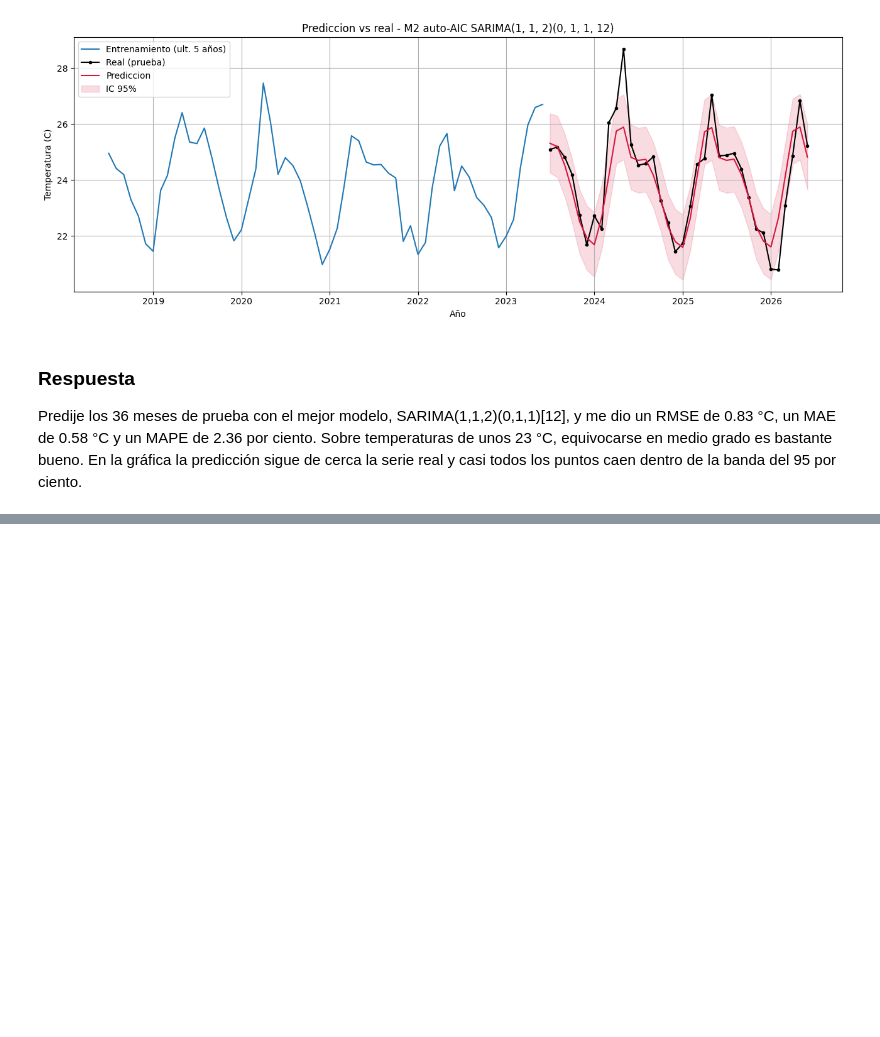
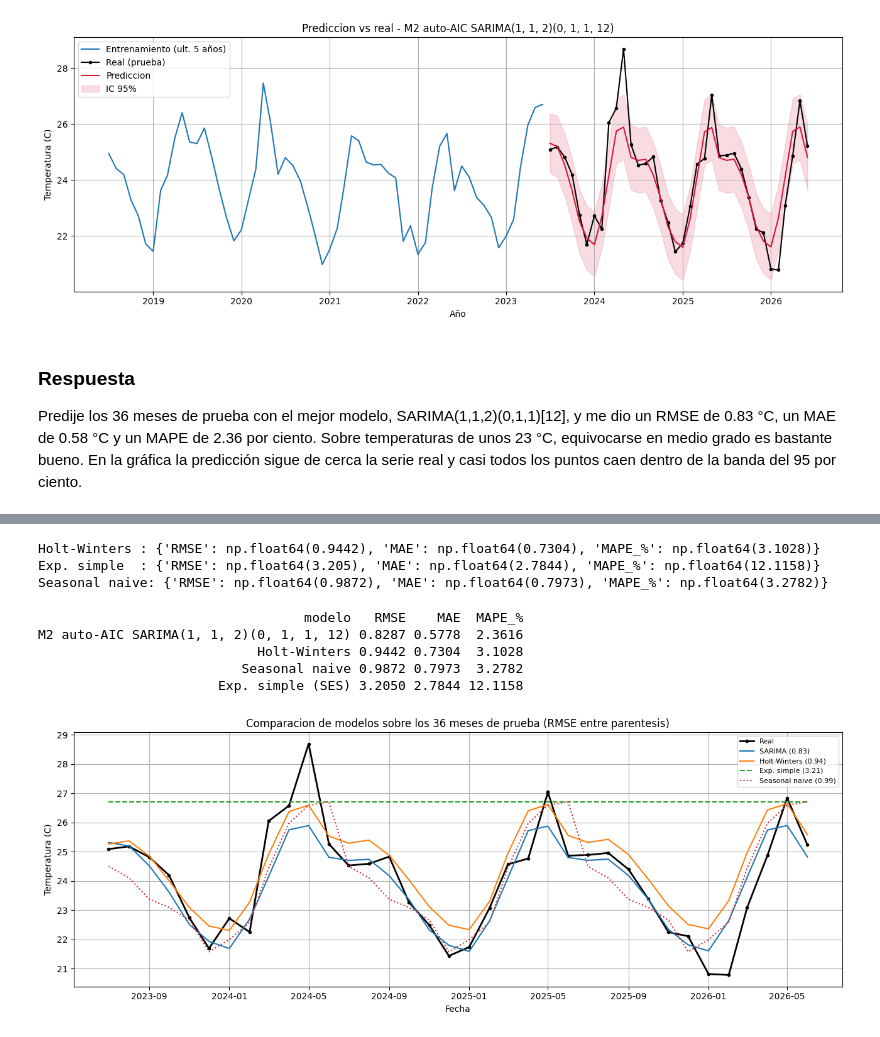
Before and after one commit to Fercho1118/Ejercicio-Series-de-Tiempo, a Jupyter notebook: Series_de_Tiempo_Temperatura_Guatemala.ipynb, the cells around one changed output, grey strips where cells are left out. Cells and saved outputs as stored; diff of their text form; code cells hidden in the pictures; blank space fills up the shorter version.

```diff
--- a/Series_de_Tiempo_Temperatura_Guatemala.ipynb
+++ b/Series_de_Tiempo_Temperatura_Guatemala.ipynb
@@ -691,0 +697,53 @@ real y casi todos los puntos caen dentro de la banda del 95 por ciento.
+# %%
+from statsmodels.tsa.holtwinters import ExponentialSmoothing, SimpleExpSmoothing
+
+#Holt-Winters aditivo con tendencia y estacionalidad
+hw = ExponentialSmoothing(train, trend='add', seasonal='add',
+                          seasonal_periods=12).fit()
+hw_fc = hw.forecast(H)
+
+#suavizamiento exponencial simple
+ses = SimpleExpSmoothing(train).fit()
+ses_fc = ses.forecast(H)
+
+#seasonal naive, repetir la ultima temporada observada
+ultima_temporada = train.iloc[-12:].values
+snaive_fc = pd.Series(np.tile(ultima_temporada, H // 12), index=test.index)
+
+met_hw     = metricas(test.values, hw_fc.values)
+met_ses    = metricas(test.values, ses_fc.values)
+met_snaive = metricas(test.values, snaive_fc.values)
+print("Holt-Winters :", {k: round(v,4) for k,v in met_hw.items()})
+print("Exp. simple  :", {k: round(v,4) for k,v in met_ses.items()})
+print("Seasonal naive:", {k: round(v,4) for k,v in met_snaive.items()})
+# %% [output]
+Holt-Winters : {'RMSE': np.float64(0.9442), 'MAE': np.float64(0.7304), 'MAPE_%': np.float64(3.1028)}
+Exp. simple  : {'RMSE': np.float64(3.205), 'MAE': np.float64(2.7844), 'MAPE_%': np.float64(12.1158)}
+Seasonal naive: {'RMSE': np.float64(0.9872), 'MAE': np.float64(0.7973), 'MAPE_%': np.float64(3.2782)}
+# %%
+#tabla comparativa de todos los modelos sobre la prueba
+tabla_final = pd.DataFrame([
+    {'modelo': nombre_mejor,       **met_mejor},
+    {'modelo': 'Holt-Winters',     **met_hw},
+    {'modelo': 'Exp. simple (SES)',**met_ses},
+    {'modelo': 'Seasonal naive',   **met_snaive},
+]).sort_values('RMSE').reset_index(drop=True)
+print(tabla_final.to_string(index=False))
+# %% [output]
+                                  modelo   RMSE    MAE  MAPE_%
+M2 auto-AIC SARIMA(1, 1, 2)(0, 1, 1, 12) 0.8287 0.5778  2.3616
+                            Holt-Winters 0.9442 0.7304  3.1028
+                          Seasonal naive 0.9872 0.7973  3.2782
+                       Exp. simple (SES) 3.2050 2.7844 12.1158
+# %%
+fig, ax = plt.subplots(figsize=(13, 5))
+ax.plot(test.index, test, color='black', marker='o', ms=3, lw=2, label='Real')
+ax.plot(pred_mean.index, pred_mean, label=f'SARIMA ({met_mejor["RMSE"]:.2f})')
+ax.plot(hw_fc.index, hw_fc, label=f'Holt-Winters ({met_hw["RMSE"]:.2f})')
+ax.plot(ses_fc.index, ses_fc, ls='--', label=f'Exp. simple ({met_ses["RMSE"]:.2f})')
+ax.plot(snaive_fc.index, snaive_fc, ls=':', label=f'Seasonal naive ({met_snaive["RMSE"]:.2f})')
+ax.set_title("Comparacion de modelos sobre los 36 meses de prueba (RMSE entre parentesis)")
+ax.set_xlabel("Fecha"); ax.set_ylabel("Temperatura (C)")
+ax.legend(fontsize=8); plt.tight_layout(); plt.show()
+# %% [output]
+[figure, added]
```
Also changed, not shown: parts of 2 cells of this notebook.
